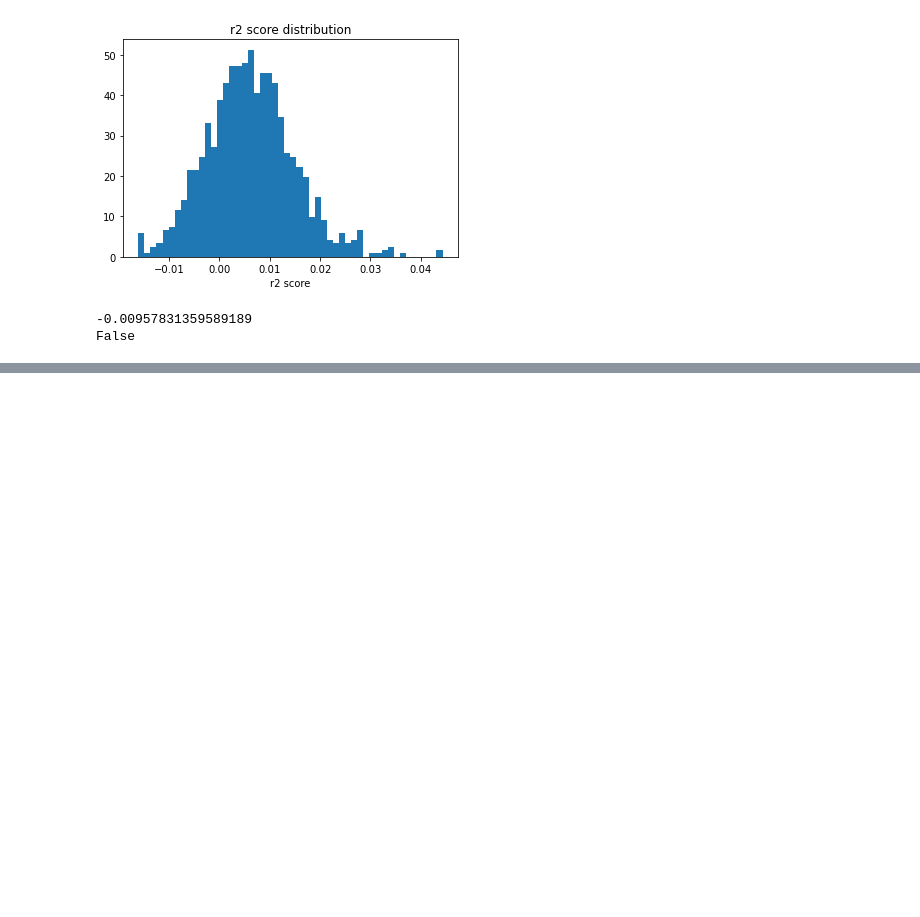
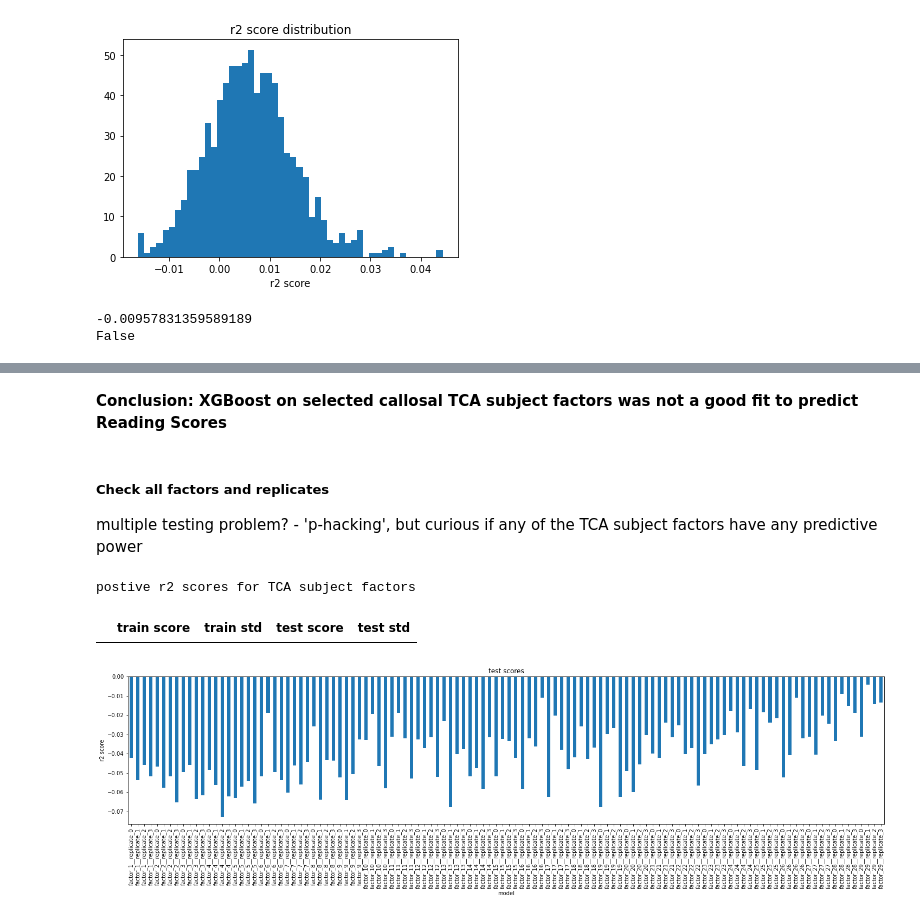
Before and after one commit to bloomdt-uw/callosum_microstructure, a Jupyter notebook: HCP-YA-TCA.ipynb, the cells around one changed output, grey strips where cells are left out. Cells and saved outputs as stored; diff of their text form; code cells hidden in the pictures; blank space fills up the shorter version.

```diff
--- a/HCP-YA-TCA.ipynb
+++ b/HCP-YA-TCA.ipynb
@@ -611,0 +755,35 @@ _get_behavioral(bucket='hcp.afq', numeric=True, normalize=False)['ReadEng_Unadj'
+# %% [markdown]
+**Conclusion: XGBoost on selected callosal TCA subject factors was not a good fit to predict Reading Scores**
+# %% [markdown]
+##### Check all factors and replicates
+
+multiple testing problem? - 'p-hacking', but curious if any of the TCA subject factors have any predictive power
+# %%
+import pandas as pd
+results = []
+model_names = []
+for factor in range(28):
+    for replicate in range(4):
+        model_names.append(f'factor_{factor+1}__replicate_{replicate}')
+        results.append(_xgb(
+            pd.DataFrame(_ensemble.factors(factor+1)[replicate].factors[0]),
+            _get_behavioral(bucket='hcp.afq', numeric=True, normalize=False)['ReadEng_Unadj']
+        ))
+
+
+pos_results_df = results_df.T[results_df.T['test score'] > 0]
+print('postive r2 scores for TCA subject factors')
+display(pos_results_df)
+
+import matplotlib.pyplot as plt
+results_df = pd.concat(results, axis=1, keys=model_names)
+results_df.T['test score'].plot.bar(figsize=(25,5))
+plt.axhline(y=0, c="black")
+plt.title('test scores')
+plt.xlabel('model')
+plt.ylabel('r2 score')
+plt.show()
+# %% [output]
+postive r2 scores for TCA subject factors
+|  | train score | train std | test score | test std |
+[figure, added]
```
Also changed, not shown: parts of 21 cells of this notebook, 2 other files.
